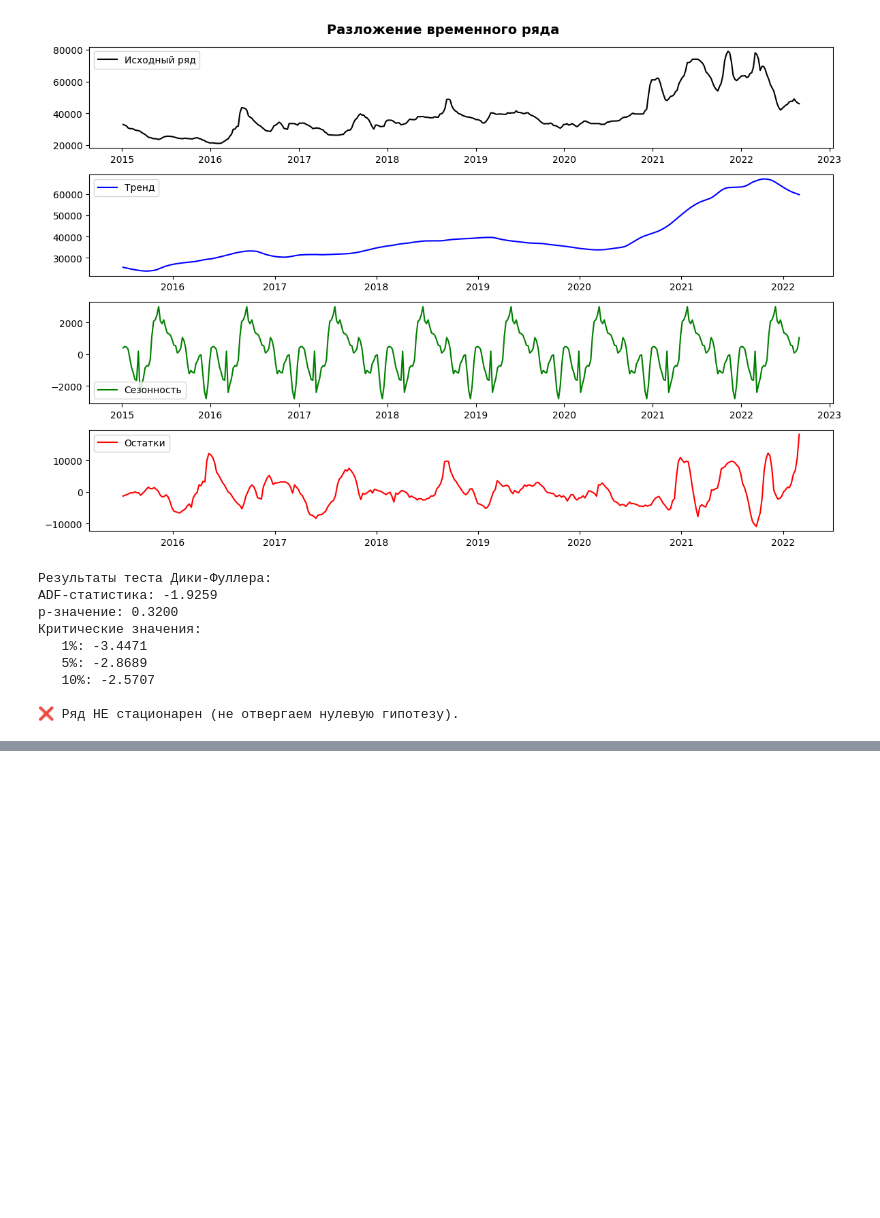
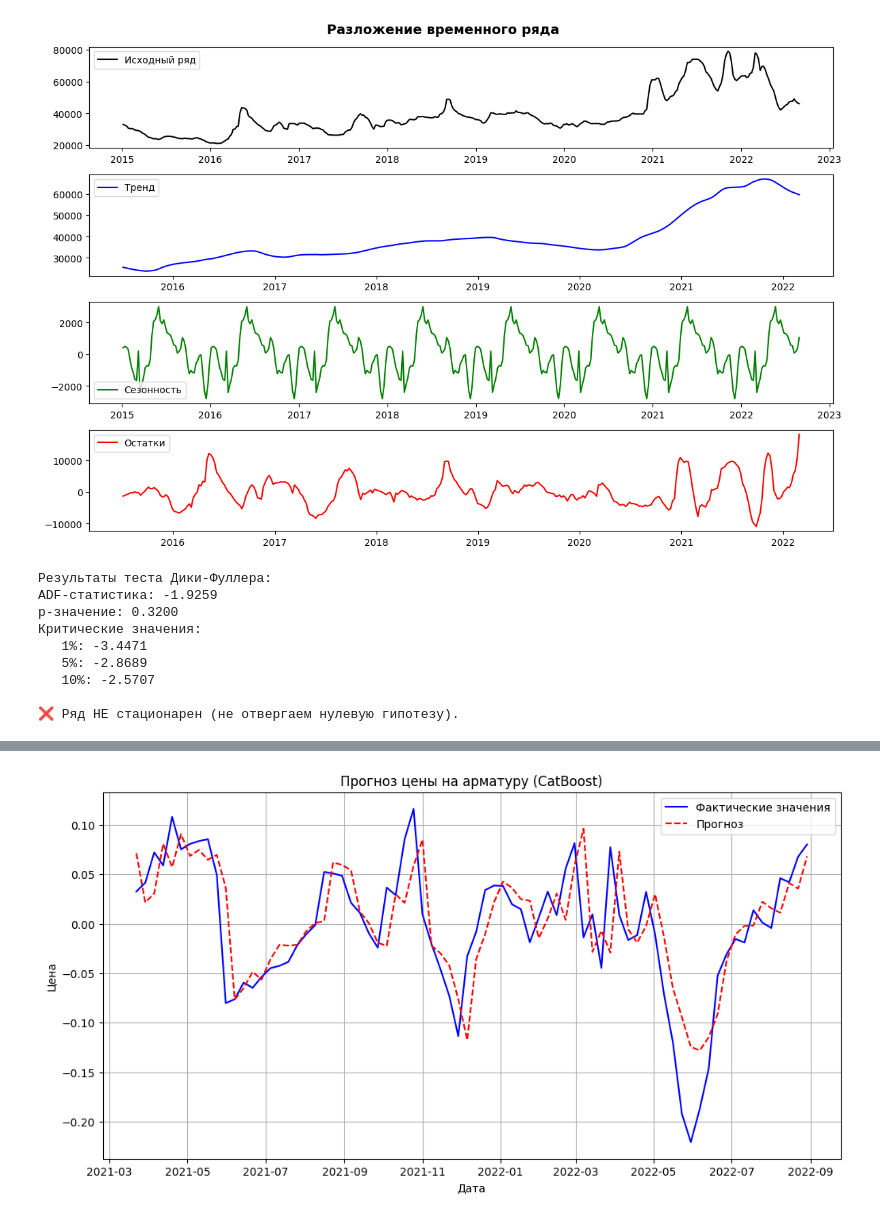
Before and after one commit to kerafff/intens3, a Jupyter notebook: intens.ipynb, the cells around one changed output, grey strips where cells are left out. Cells and saved outputs as stored; diff of their text form; code cells hidden in the pictures; blank space fills up the shorter version.

```diff
--- a/intens.ipynb
+++ b/intens.ipynb
@@ -220,0 +239,11 @@ import catboost
+# %%
+# Загрузка данных
+df = pd.read_csv('danie.csv', parse_dates=['dt'], index_col='dt')
+
+# Выбор целевой переменной
+target = df['Цена на арматуру'].dropna()
+
+# Проверка стационарности (например, с помощью теста Дики-Фуллера)
+from statsmodels.tsa.stattools import adfuller
+result = adfuller(target)
+print(f"ADF p-value: {result[1]:.4f}")  # Если p-value > 0.05, ряд нестационарен
@@ -220,0 +252,67 @@ import catboost
+# %%
+from catboost import CatBoostRegressor
+from sklearn.model_selection import train_test_split
+from sklearn.metrics import mean_absolute_error, mean_squared_error, r2_score
+import numpy as np
+import pandas as pd
+import matplotlib.pyplot as plt
+from datetime import datetime as dt
+
+# Предполагаем, что у нас уже есть DataFrame df с данными
+
+# Подготовка данных
+df['year'] = df.index.year
+df['month'] = df.index.month
+df['day'] = df.index.day
+df['quarter'] = df.index.quarter
+
+for lag in [1, 2, 3, 6, 12]:
+    df[f'lag_{lag}'] = df['Цена на арматуру'].shift(lag)
+
+# Выбор признаков и целевой переменной
+features = ['year', 'month', 'day', 'quarter', 'lag_1', 'lag_2', 'lag_3', 'lag_6', 'lag_12']
+target = 'Цена на арматуру'
+
+# Разделение на обучающую и тестовую выборки
+train_size = int(len(df) * 0.8)
+train, test = df.iloc[:train_size], df.iloc[train_size:]
+
+X_train, y_train = train[features], train[target]
+X_test, y_test = test[features], test[target]
+
+# Создание и обучение модели
+model = CatBoostRegressor(iterations=1000,
+                          learning_rate=0.1,
+                          depth=6,
+                          loss_function='RMSE',
+                          verbose=200)
+
+model.fit(X_train, y_train,
+          eval_set=(X_test, y_test),
+          early_stopping_rounds=50)
+
+# Прогнозирование
+predictions = model.predict(X_test)
+
+# Оценка модели
+mae = mean_absolute_error(y_test, predictions)
+mse = mean_squared_error(y_test, predictions)
+rmse = np.sqrt(mse)
+r2 = r2_score(y_test, predictions)
+
+print(f"MAE: {mae:.2f}")
+print(f"MSE: {mse:.2f}")
+print(f"RMSE: {rmse:.2f}")
+print(f"R²: {r2:.4f}")
+
+# Визуализация результатов
+plt.figure(figsize=(12, 6))
+plt.plot(test.index, y_test, label='Фактические значения', color='blue')
+plt.plot(test.index, predictions, label='Прогноз', color='red', linestyle='--')
+plt.title('Прогноз цены на арматуру (CatBoost)')
+plt.xlabel('Дата')
+plt.ylabel('Цена')
+plt.legend()
+plt.grid(True)
+plt.show()
+# %% [output]
@@ -220,0 +330 @@ import catboost
+[figure, added]
```
Also changed, not shown: parts of 7 cells of this notebook, 2 other files.
